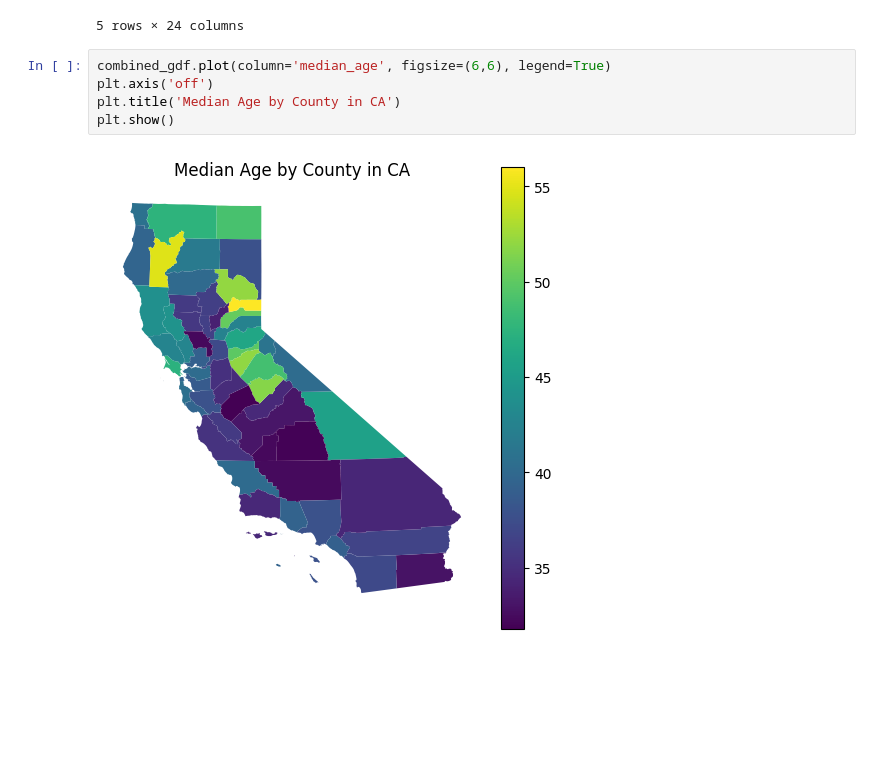
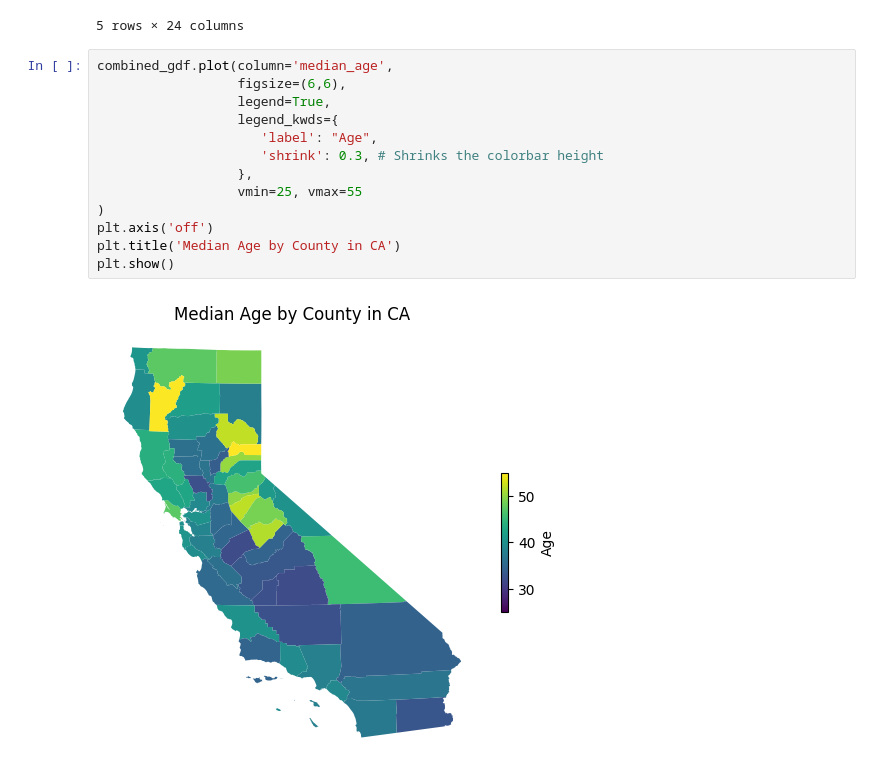
Before and after one commit to sose27/GROUP1_comm3180_S26_Data_Project, a Jupyter notebook: data_analysis/CA_counties_mapping.ipynb, the cells around one changed output. Cells and saved outputs as stored; diff of their text form; blank space fills up the shorter version.

```diff
--- a/data_analysis/CA_counties_mapping.ipynb
+++ b/data_analysis/CA_counties_mapping.ipynb
@@ -73,9 +73,17 @@ combined_gdf.head()
 | 4 | 86 | Calaveras County | 05000 | Calaveras County | 06009 | County | ... |
 5 rows × 24 columns
 # %%
-combined_gdf.plot(column='median_age', figsize=(6,6), legend=True)
+combined_gdf.plot(column='median_age',
+                  figsize=(6,6),
+                  legend=True,
+                  legend_kwds={
+                     'label': "Age",
+                     'shrink': 0.3, # Shrinks the colorbar height
+                  },
+                  vmin=25, vmax=55
+)
 plt.axis('off')
 plt.title('Median Age by County in CA')
 plt.show()
 # %% [output]
-[figure, old version]
+[figure, new version]
```
Also changed, not shown: parts of 1 cell of this notebook.
